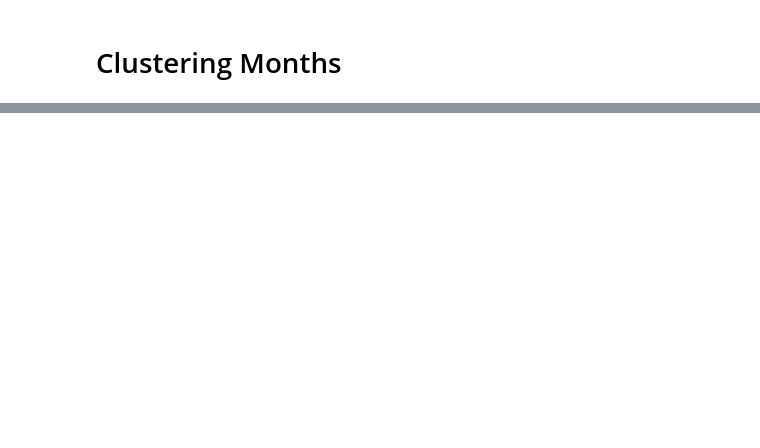
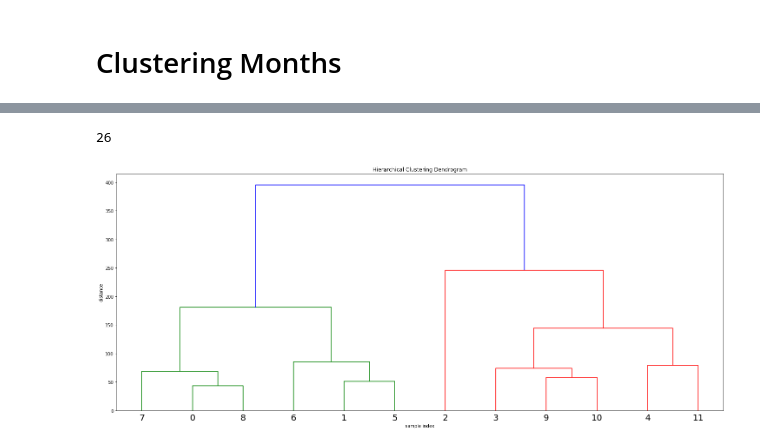
Before and after one commit to lotusflyer/ash_pub_safety, a Jupyter notebook: clustering_months.ipynb, the cells around one changed output, grey strips where cells are left out. Cells and saved outputs as stored; diff of their text form; code cells hidden in the pictures; blank space fills up the shorter version.

Commit message:
working hierarchial clustering for months

```diff
--- a/clustering_months.ipynb
+++ b/clustering_months.ipynb
@@ -73,0 +93,32 @@ piv
+# %%
+len(piv.columns)
+# %% [output]
+26
+# %%
+f1 = piv['DISORDERLY CONDUCT'].values
+f2 = piv['EMBEZZLEMENT'].values
+f3 = piv['DRUG/NARCOTIC OFFENSES'].values
+f4 = piv['ROBBERY'].values
+f5 = piv['SEX OFFENSES'].values
+f6 = piv['SIMPLE ASSAULT'].values
+f7 = piv['STOLEN PROPERTY'].values
+f8 = piv['VANDALISM'].values
+f9 = piv['WEAPON LAW VIOLATIONS'].values
+# %%
+X=np.matrix(zip(f1,f2,f3,f4,f5,f6,f7,f8,f9))
+# %%
+# generate the linkage matrix
+Z = linkage(X, 'ward')
+# %%
+plt.figure(figsize=(25, 10))
+plt.title('Hierarchical Clustering Dendrogram')
+plt.xlabel('sample index')
+plt.ylabel('distance')
+dendrogram(
+    Z,
+    #leaf_rotation=90.,  # rotates the x axis labels
+    leaf_font_size=20.,  # font size for the x axis labels
+)
+plt.show()
+# %% [output]
+[figure, added]
```
Also changed, not shown: parts of 7 cells of this notebook.
